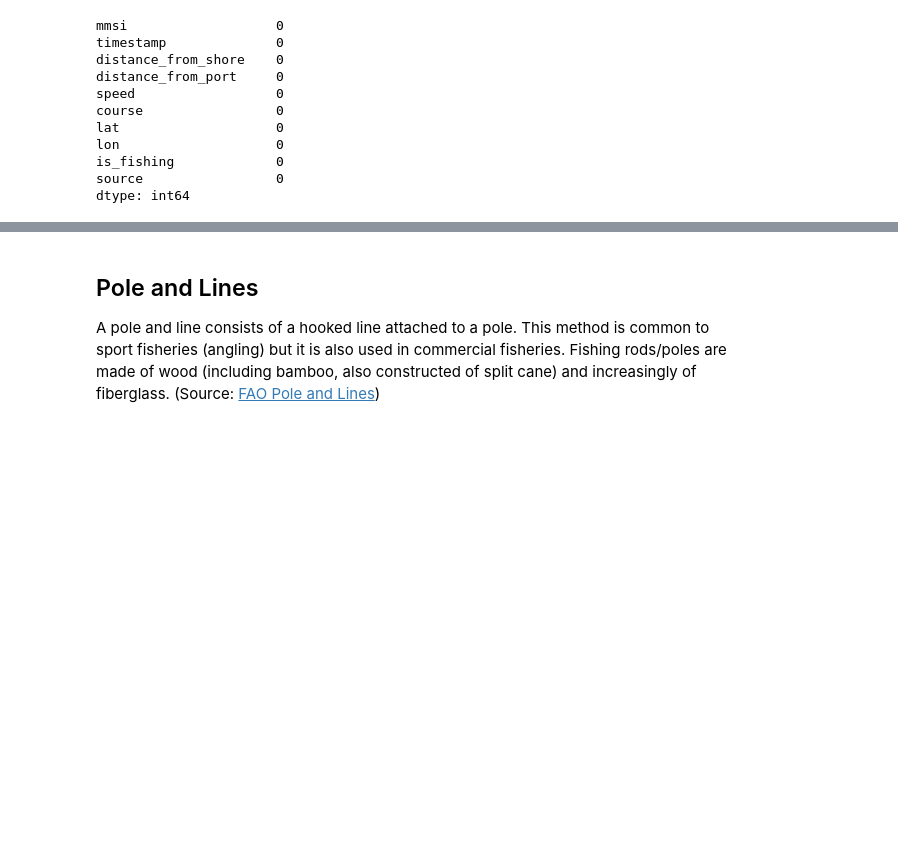
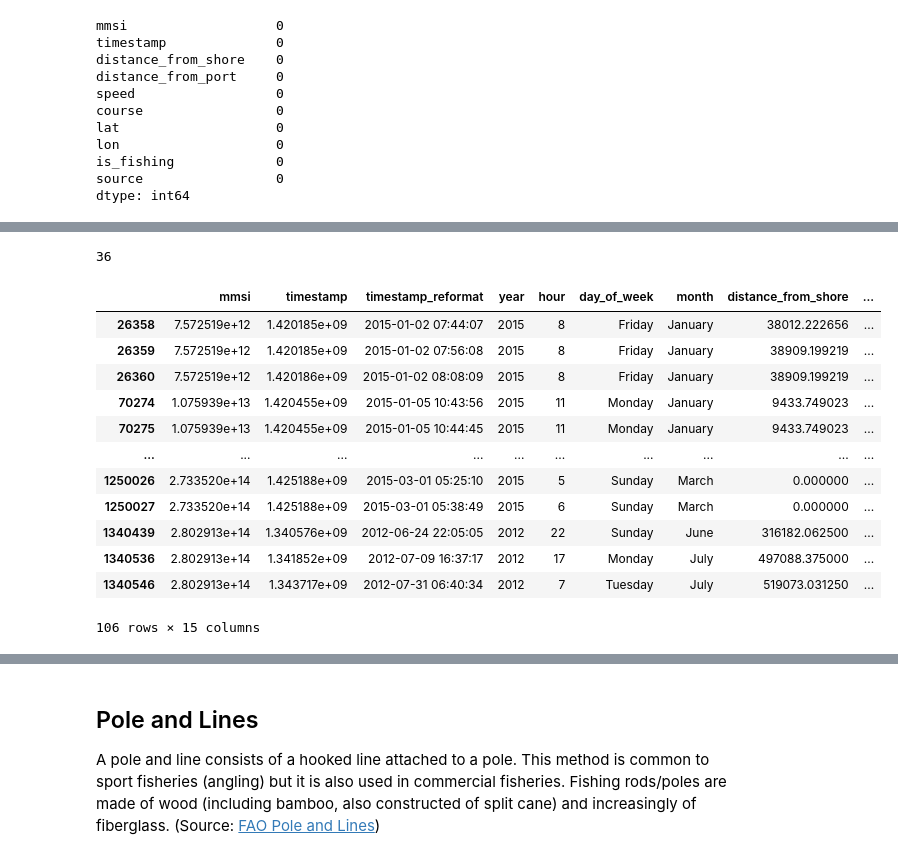
Before and after one commit to seankim658/Fishing-Detection, a Jupyter notebook: main-notebook.ipynb, the cells around one changed output, grey strips where cells are left out. Cells and saved outputs as stored; diff of their text form; code cells hidden in the pictures; blank space fills up the shorter version.

```diff
--- a/main-notebook.ipynb
+++ b/main-notebook.ipynb
@@ -325,0 +363,25 @@ fixedGearDF.head()
+# %%
+# count the unique mmsi's
+len(pd.unique(fixedGearDF['mmsi']))
+# %% [output]
+36
+# %%
+# group the fixed gear vessels by their mmsi's
+fixedGearMMSIGroups = fixedGearDF.sort_values(['mmsi', 'timestamp_reformat']).groupby('mmsi')
+
+# peak at first 3 rows in each group
+fixedGearMMSIGroups.head(3)
+# %% [output]
+|  | mmsi | timestamp | timestamp_reformat | year | hour | day_of_week | month | distance_from_shore | ... |
+| 26358 | 7.572519e+12 | 1.420185e+09 | 2015-01-02 07:44:07 | 2015 | 8 | Friday | January | 38012.222656 | ... |
+| 26359 | 7.572519e+12 | 1.420185e+09 | 2015-01-02 07:56:08 | 2015 | 8 | Friday | January | 38909.199219 | ... |
+| 26360 | 7.572519e+12 | 1.420186e+09 | 2015-01-02 08:08:09 | 2015 | 8 | Friday | January | 38909.199219 | ... |
+| 70274 | 1.075939e+13 | 1.420455e+09 | 2015-01-05 10:43:56 | 2015 | 11 | Monday | January | 9433.749023 | ... |
+| 70275 | 1.075939e+13 | 1.420455e+09 | 2015-01-05 10:44:45 | 2015 | 11 | Monday | January | 9433.749023 | ... |
+| ... | ... | ... | ... | ... | ... | ... | ... | ... | ... |
+| 1250026 | 2.733520e+14 | 1.425188e+09 | 2015-03-01 05:25:10 | 2015 | 5 | Sunday | March | 0.000000 | ... |
+| 1250027 | 2.733520e+14 | 1.425188e+09 | 2015-03-01 05:38:49 | 2015 | 6 | Sunday | March | 0.000000 | ... |
+| 1340439 | 2.802913e+14 | 1.340576e+09 | 2012-06-24 22:05:05 | 2012 | 22 | Sunday | June | 316182.062500 | ... |
+| 1340536 | 2.802913e+14 | 1.341852e+09 | 2012-07-09 16:37:17 | 2012 | 17 | Monday | July | 497088.375000 | ... |
+| 1340546 | 2.802913e+14 | 1.343717e+09 | 2012-07-31 06:40:34 | 2012 | 7 | Tuesday | July | 519073.031250 | ... |
+106 rows × 15 columns
```
Also changed, not shown: parts of 13 cells of this notebook, 10 other files.
